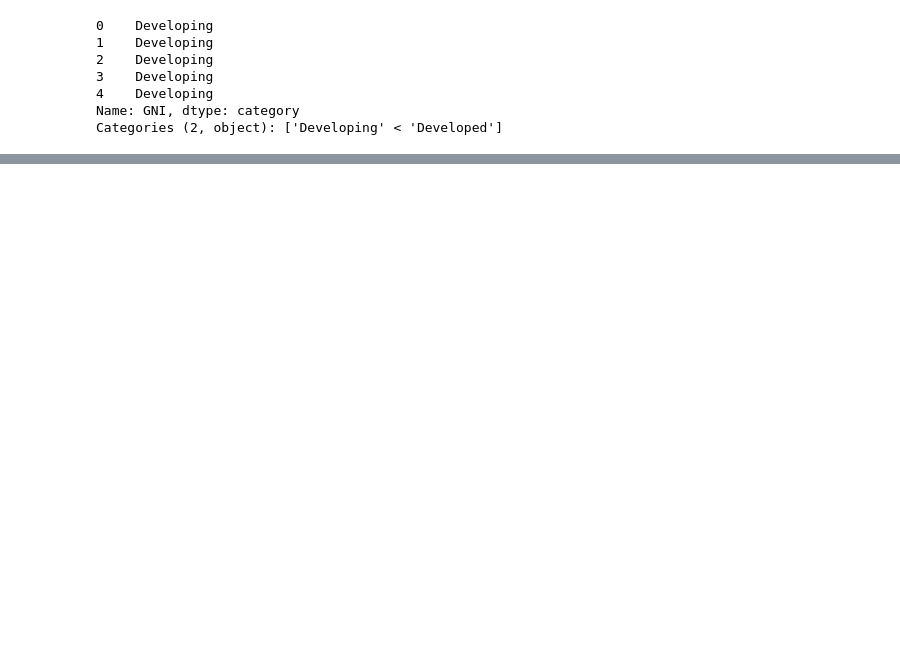
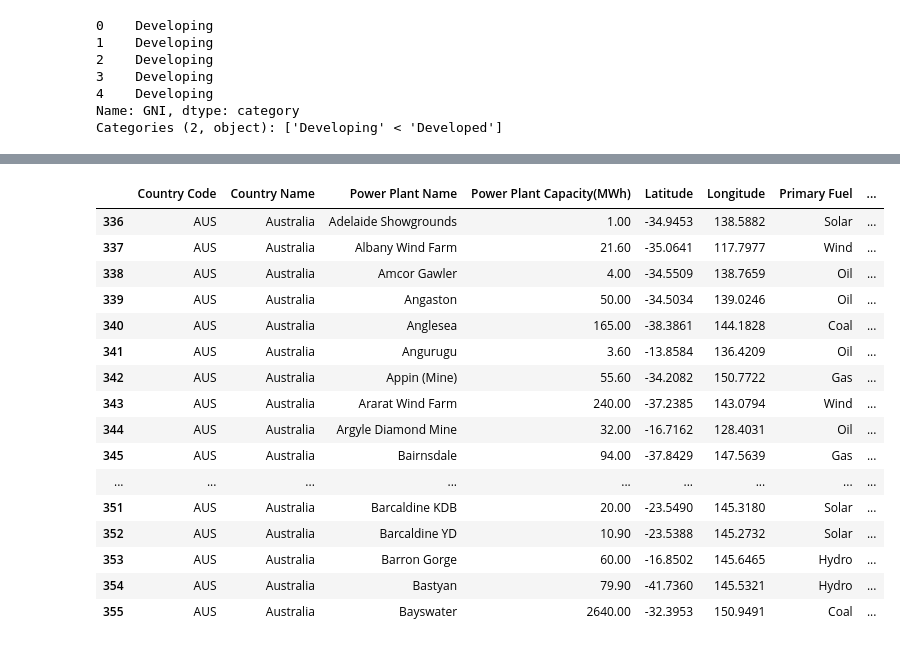
Before and after one commit to Carly-Jane/International_Power_Rangers, a Jupyter notebook: clean_up_notebook.ipynb, the cells around one changed output, grey strips where cells are left out. Drawn from its saved outputs; the diff is of its cells as text; code cells hidden in the pictures; blank space fills up the shorter version.

```diff
--- a/clean_up_notebook.ipynb
+++ b/clean_up_notebook.ipynb
@@ -189,3 +189,25 @@ merged_power_plantdf.head(20)
 | 17 | DZA | Algeria | Adrar | 20.00 | 27.9080 | -0.3170 | Solar | ... |
 | 18 | DZA | Algeria | Ain Azel | 20.00 | 35.8800 | 5.4750 | Solar | ... |
 | 19 | DZA | Algeria | Ain Djasser | 520.00 | 35.8665 | 6.0262 | Gas | ... |
+# %%
+Developed_power_plant = merged_power_plantdf[merged_power_plantdf["Country Status"] == "Developed"]
+
+Developed_power_plant.head(20)
+# %% [output]
+|  | Country Code | Country Name | Power Plant Name | Power Plant Capacity(MWh) | Latitude | Longitude | Primary Fuel | ... |
+| 336 | AUS | Australia | Adelaide Showgrounds | 1.00 | -34.9453 | 138.5882 | Solar | ... |
+| 337 | AUS | Australia | Albany Wind Farm | 21.60 | -35.0641 | 117.7977 | Wind | ... |
+| 338 | AUS | Australia | Amcor Gawler | 4.00 | -34.5509 | 138.7659 | Oil | ... |
+| 339 | AUS | Australia | Angaston | 50.00 | -34.5034 | 139.0246 | Oil | ... |
+| 340 | AUS | Australia | Anglesea | 165.00 | -38.3861 | 144.1828 | Coal | ... |
+| 341 | AUS | Australia | Angurugu | 3.60 | -13.8584 | 136.4209 | Oil | ... |
+| 342 | AUS | Australia | Appin (Mine) | 55.60 | -34.2082 | 150.7722 | Gas | ... |
+| 343 | AUS | Australia | Ararat Wind Farm | 240.00 | -37.2385 | 143.0794 | Wind | ... |
+| 344 | AUS | Australia | Argyle Diamond Mine | 32.00 | -16.7162 | 128.4031 | Oil | ... |
+| 345 | AUS | Australia | Bairnsdale | 94.00 | -37.8429 | 147.5639 | Gas | ... |
+| ... | ... | ... | ... | ... | ... | ... | ... | ... |
+| 351 | AUS | Australia | Barcaldine KDB | 20.00 | -23.5490 | 145.3180 | Solar | ... |
+| 352 | AUS | Australia | Barcaldine YD | 10.90 | -23.5388 | 145.2732 | Solar | ... |
+| 353 | AUS | Australia | Barron Gorge | 60.00 | -16.8502 | 145.6465 | Hydro | ... |
+| 354 | AUS | Australia | Bastyan | 79.90 | -41.7360 | 145.5321 | Hydro | ... |
+| 355 | AUS | Australia | Bayswater | 2640.00 | -32.3953 | 150.9491 | Coal | ... |
```
Also changed, not shown: parts of 1 cell of this notebook.
